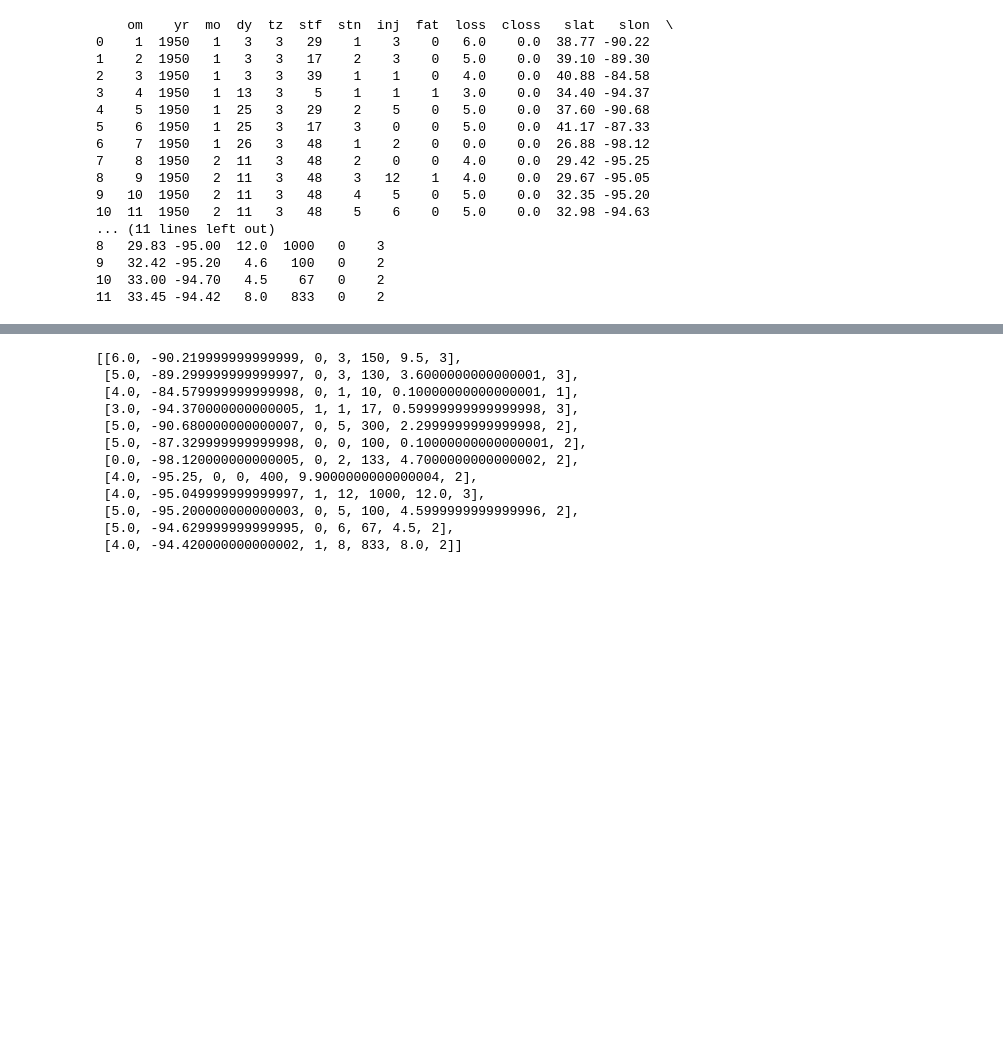
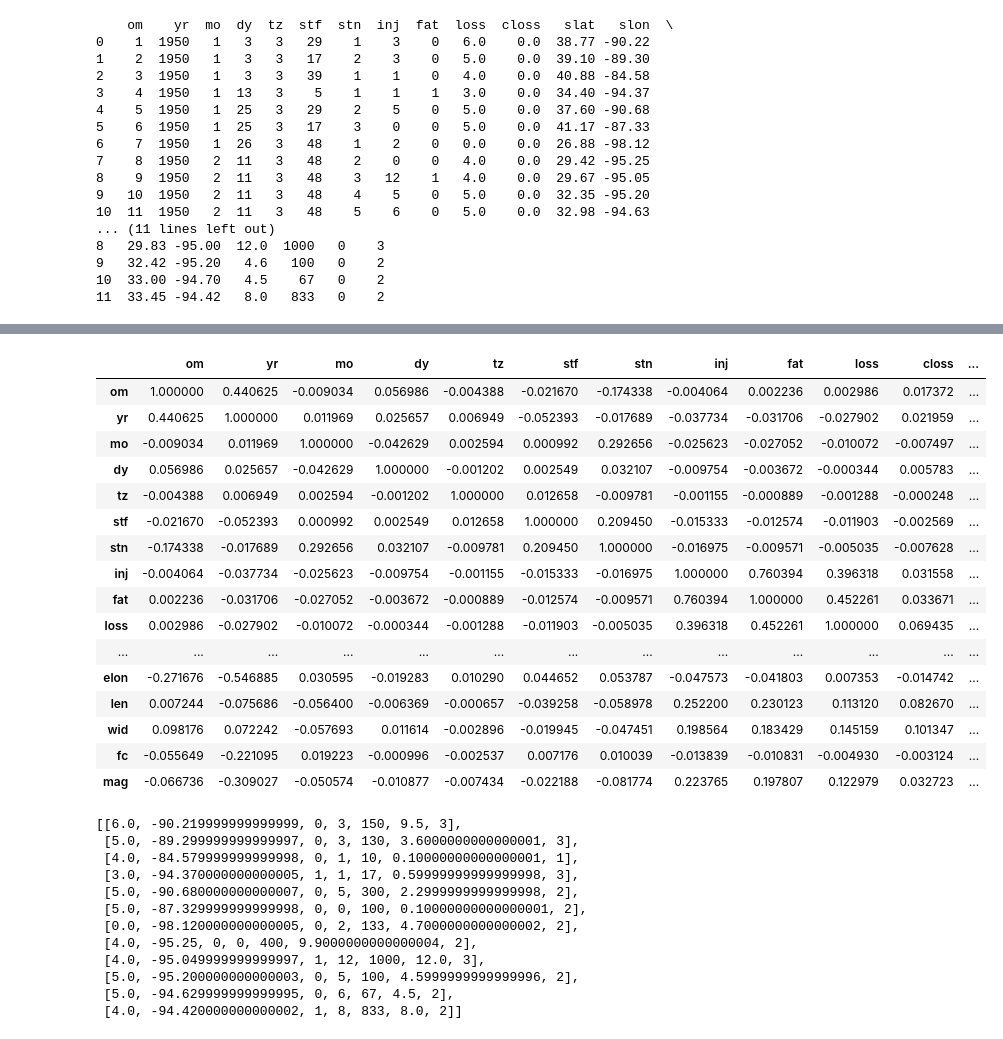
Before and after one commit to harryvineeth/Storm-Predection, a Jupyter notebook: Storm Prediction.ipynb, the cells around one changed output, grey strips where cells are left out. Cells and saved outputs as stored; diff of their text form; code cells hidden in the pictures; blank space fills up the shorter version.

```diff
--- a/Storm Prediction.ipynb
+++ b/Storm Prediction.ipynb
@@ -48,9 +48,11 @@ def getAccuracy(testSet, predictions):
 def get_important_features(data,label,thresh):
     correlation = []
     for col in data.columns:
-        correlation.append((pearsonr(data[col],label)[0],col))
-
-    return [x[1] for x in sorted(correlation) if x[0]>thresh]
+        row = []
+        for col2 in data.columns:
+            row.append(pearsonr(data[col],data[col2])[0])
+        correlation.append(row)
+    return [x[1] for x in sorted(correlation) if x[0]>thresh],correlation
 
 def get_important_feature_data(data,important_features):
     important_feature_data = []
@@ -91,5 +141,25 @@ print (tornado_data[0:12])
 # %%
-important_features = get_important_features(tornado_data,mag_data,thresh=0.1)
+important_features,correlation = get_important_features(tornado_data,mag_data,thresh=0.1)
+correlation_df = pd.DataFrame(correlation,index=names,columns=names)
+correlation_df
+# %% [output]
+|  | om | yr | mo | dy | tz | stf | stn | inj | fat | loss | closs | ... |
+| om | 1.000000 | 0.440625 | -0.009034 | 0.056986 | -0.004388 | -0.021670 | -0.174338 | -0.004064 | 0.002236 | 0.002986 | 0.017372 | ... |
+| yr | 0.440625 | 1.000000 | 0.011969 | 0.025657 | 0.006949 | -0.052393 | -0.017689 | -0.037734 | -0.031706 | -0.027902 | 0.021959 | ... |
+| mo | -0.009034 | 0.011969 | 1.000000 | -0.042629 | 0.002594 | 0.000992 | 0.292656 | -0.025623 | -0.027052 | -0.010072 | -0.007497 | ... |
+| dy | 0.056986 | 0.025657 | -0.042629 | 1.000000 | -0.001202 | 0.002549 | 0.032107 | -0.009754 | -0.003672 | -0.000344 | 0.005783 | ... |
+| tz | -0.004388 | 0.006949 | 0.002594 | -0.001202 | 1.000000 | 0.012658 | -0.009781 | -0.001155 | -0.000889 | -0.001288 | -0.000248 | ... |
+| stf | -0.021670 | -0.052393 | 0.000992 | 0.002549 | 0.012658 | 1.000000 | 0.209450 | -0.015333 | -0.012574 | -0.011903 | -0.002569 | ... |
+| stn | -0.174338 | -0.017689 | 0.292656 | 0.032107 | -0.009781 | 0.209450 | 1.000000 | -0.016975 | -0.009571 | -0.005035 | -0.007628 | ... |
+| inj | -0.004064 | -0.037734 | -0.025623 | -0.009754 | -0.001155 | -0.015333 | -0.016975 | 1.000000 | 0.760394 | 0.396318 | 0.031558 | ... |
+| fat | 0.002236 | -0.031706 | -0.027052 | -0.003672 | -0.000889 | -0.012574 | -0.009571 | 0.760394 | 1.000000 | 0.452261 | 0.033671 | ... |
+| loss | 0.002986 | -0.027902 | -0.010072 | -0.000344 | -0.001288 | -0.011903 | -0.005035 | 0.396318 | 0.452261 | 1.000000 | 0.069435 | ... |
+| ... | ... | ... | ... | ... | ... | ... | ... | ... | ... | ... | ... | ... |
+| elon | -0.271676 | -0.546885 | 0.030595 | -0.019283 | 0.010290 | 0.044652 | 0.053787 | -0.047573 | -0.041803 | 0.007353 | -0.014742 | ... |
+| len | 0.007244 | -0.075686 | -0.056400 | -0.006369 | -0.000657 | -0.039258 | -0.058978 | 0.252200 | 0.230123 | 0.113120 | 0.082670 | ... |
+| wid | 0.098176 | 0.072242 | -0.057693 | 0.011614 | -0.002896 | -0.019945 | -0.047451 | 0.198564 | 0.183429 | 0.145159 | 0.101347 | ... |
+| fc | -0.055649 | -0.221095 | 0.019223 | -0.000996 | -0.002537 | 0.007176 | 0.010039 | -0.013839 | -0.010831 | -0.004930 | -0.003124 | ... |
+| mag | -0.066736 | -0.309027 | -0.050574 | -0.010877 | -0.007434 | -0.022188 | -0.081774 | 0.223765 | 0.197807 | 0.122979 | 0.032723 | ... |
 # %%
 important_feature_data = get_important_feature_data(tornado_data,important_features)
 important_feature_data[0:12]
```
Also changed, not shown: parts of 6 cells of this notebook, 1 other file.
